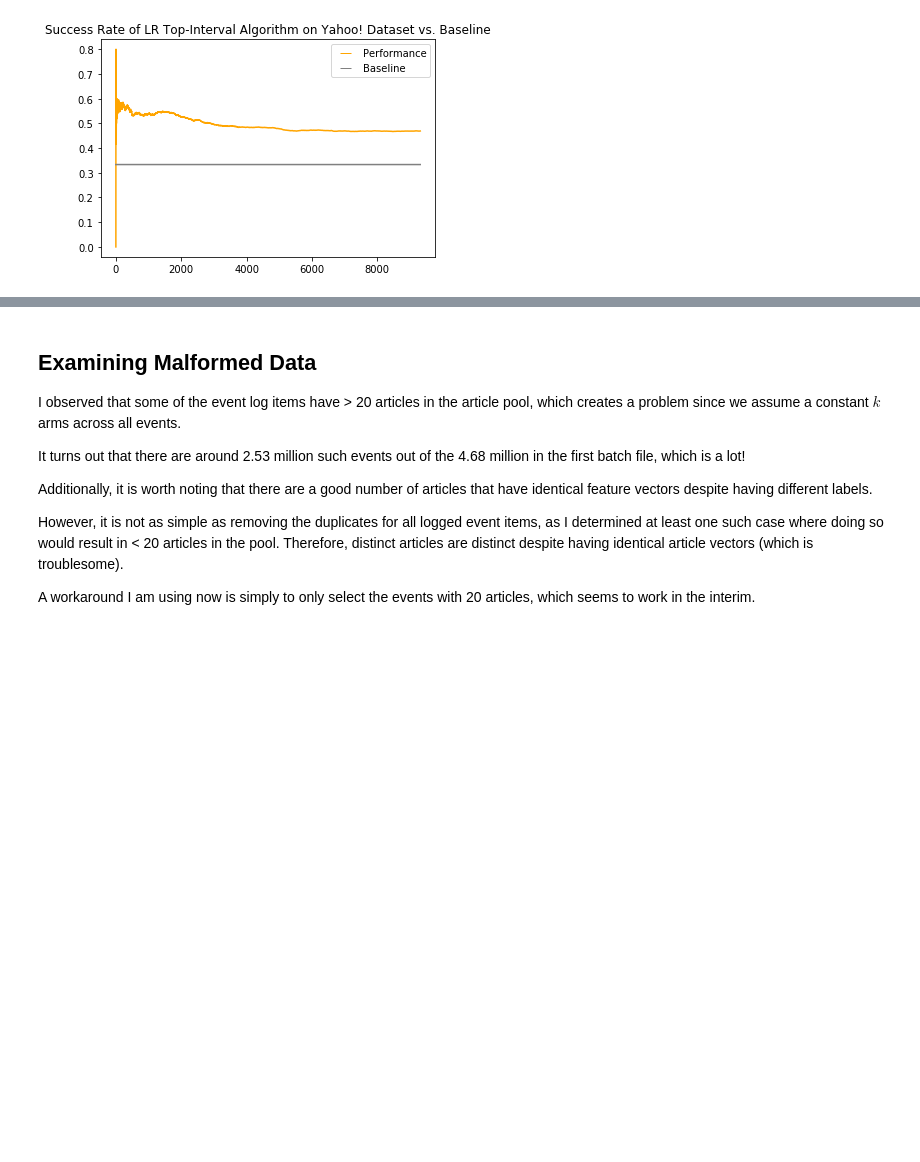
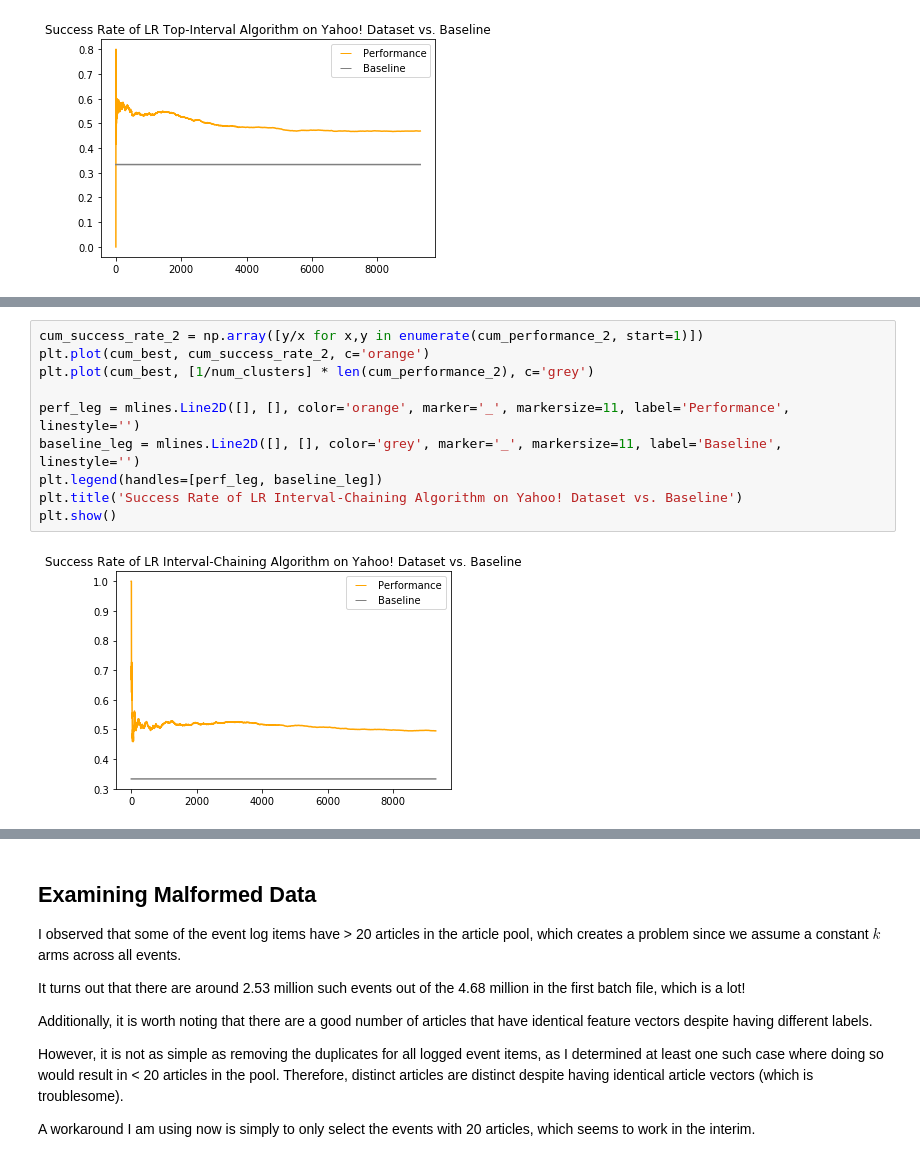
Before and after one commit to jtcho/FairMachineLearning, a Jupyter notebook: Yahoo Testing.ipynb, the cells around one changed output, grey strips where cells are left out. Saved outputs shown, nothing was run; the diff lists cells and outputs as text; blank space fills up the shorter version.

```diff
--- a/Yahoo Testing.ipynb
+++ b/Yahoo Testing.ipynb
@@ -269,0 +321,12 @@ plt.show()
+# %%
+cum_success_rate_2 = np.array([y/x for x,y in enumerate(cum_performance_2, start=1)])
+plt.plot(cum_best, cum_success_rate_2, c='orange')
+plt.plot(cum_best, [1/num_clusters] * len(cum_performance_2), c='grey')
+
+perf_leg = mlines.Line2D([], [], color='orange', marker='_', markersize=11, label='Performance', linestyle='')
+baseline_leg = mlines.Line2D([], [], color='grey', marker='_', markersize=11, label='Baseline', linestyle='')
+plt.legend(handles=[perf_leg, baseline_leg])
+plt.title('Success Rate of LR Interval-Chaining Algorithm on Yahoo! Dataset vs. Baseline')
+plt.show()
+# %% [output]
+[figure, added]
```
Also changed, not shown: parts of 8 cells of this notebook.
